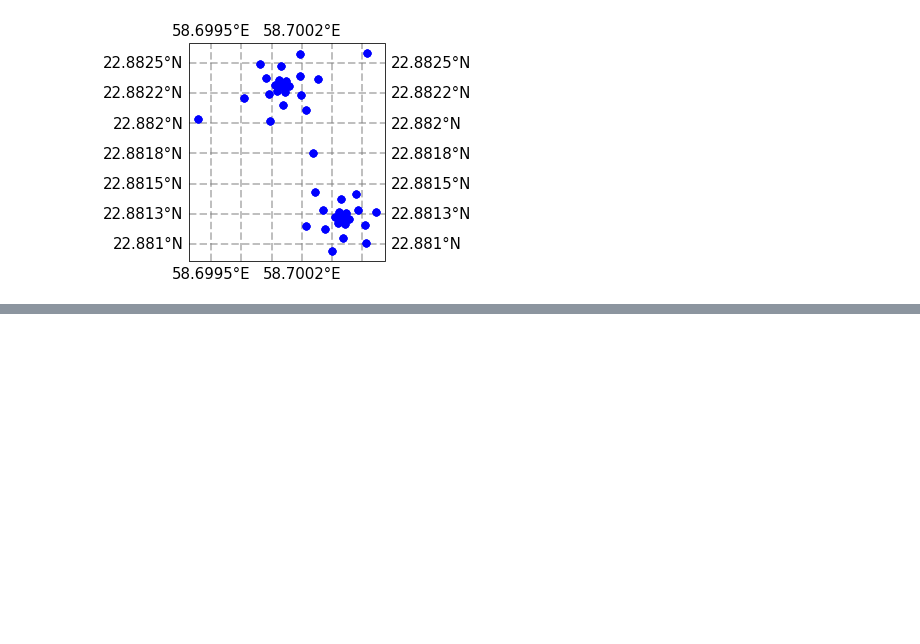
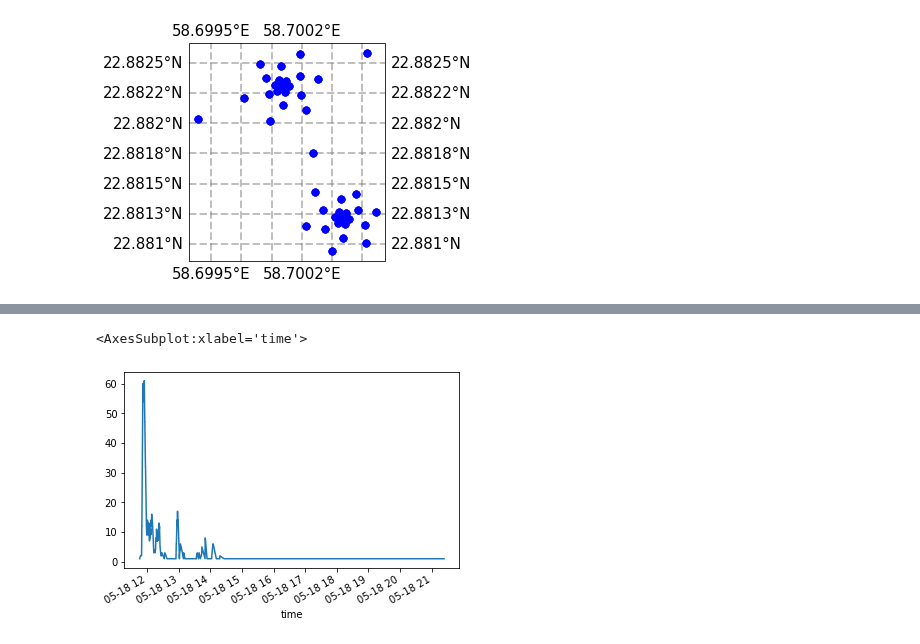
Before and after one commit to SerpRateAI/boreholeAcoustics, a Jupyter notebook: RESULTS-BA1B.ipynb, the cells around one changed output, grey strips where cells are left out. Drawn from its saved outputs; the diff is of its cells as text; code cells hidden in the pictures; blank space fills up the shorter version.

```diff
--- a/RESULTS-BA1B.ipynb
+++ b/RESULTS-BA1B.ipynb
@@ -57,0 +102,7 @@ To detect the bubble cavitation events, we develop a template matching (matched
+# %%
+start = pd.to_datetime('05-18-2019')
+end = pd.to_datetime('05-19-2019')
+df.truncate(start, end).rolling(window='2min').sum()['ones'].plot()
+# %% [output]
+<AxesSubplot:xlabel='time'>
+[figure, added]
```
Also changed, not shown: parts of 4 cells of this notebook.
